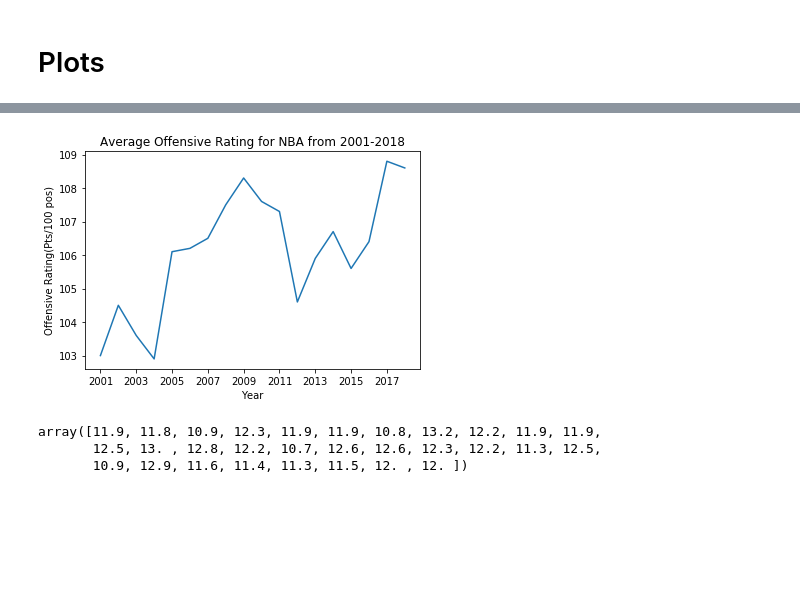
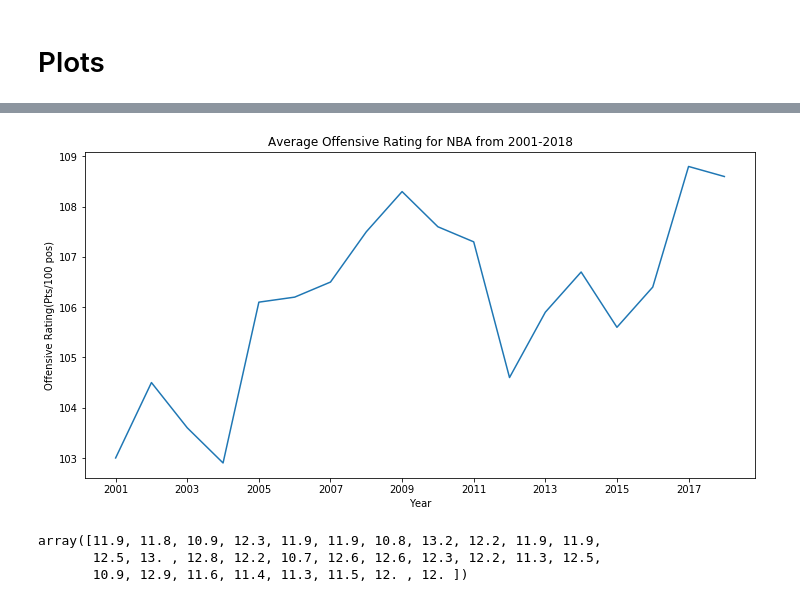
Before and after one commit to johncpolitte/NBA_Data_Analysis, a Jupyter notebook: Pandas_work.ipynb, the cells around one changed output, grey strips where cells are left out. Saved outputs shown, nothing was run; the diff lists cells and outputs as text; code cells hidden in the pictures; blank space fills up the shorter version.

```diff
--- a/Pandas_work.ipynb
+++ b/Pandas_work.ipynb
@@ -403,17 +403,17 @@ plt.show()
 # %%
 ortg = np.array(big_test.iloc[[0],:])
 ortg = ortg.reshape(18,1)
-fig, ax = plt.subplots()
+fig, ax = plt.subplots(figsize=(12,6))
 x = (2001,2002,2003,2004,2005,2006,2007,2008,2009,2010,2011,2012,2013,2014,2015,2016,2017,2018)
 y = ortg
 lines = ax.plot(x,y)
 ax.set(title= 'Average Offensive Rating for NBA from 2001-2018',
       ylabel = 'Offensive Rating(Pts/100 pos)',
       xlabel = 'Year')
 plt.xticks(range(2001, 2018, 2))
 plt.show()
 # %% [output]
-[figure, old version]
+[figure, new version]
 # %%
 dist2001 = np.array(season_2001['Dist.'])
 dist2018 = np.array(season_2018['Dist.'])
```
Also changed, not shown: parts of 9 cells of this notebook, 1 other file.
